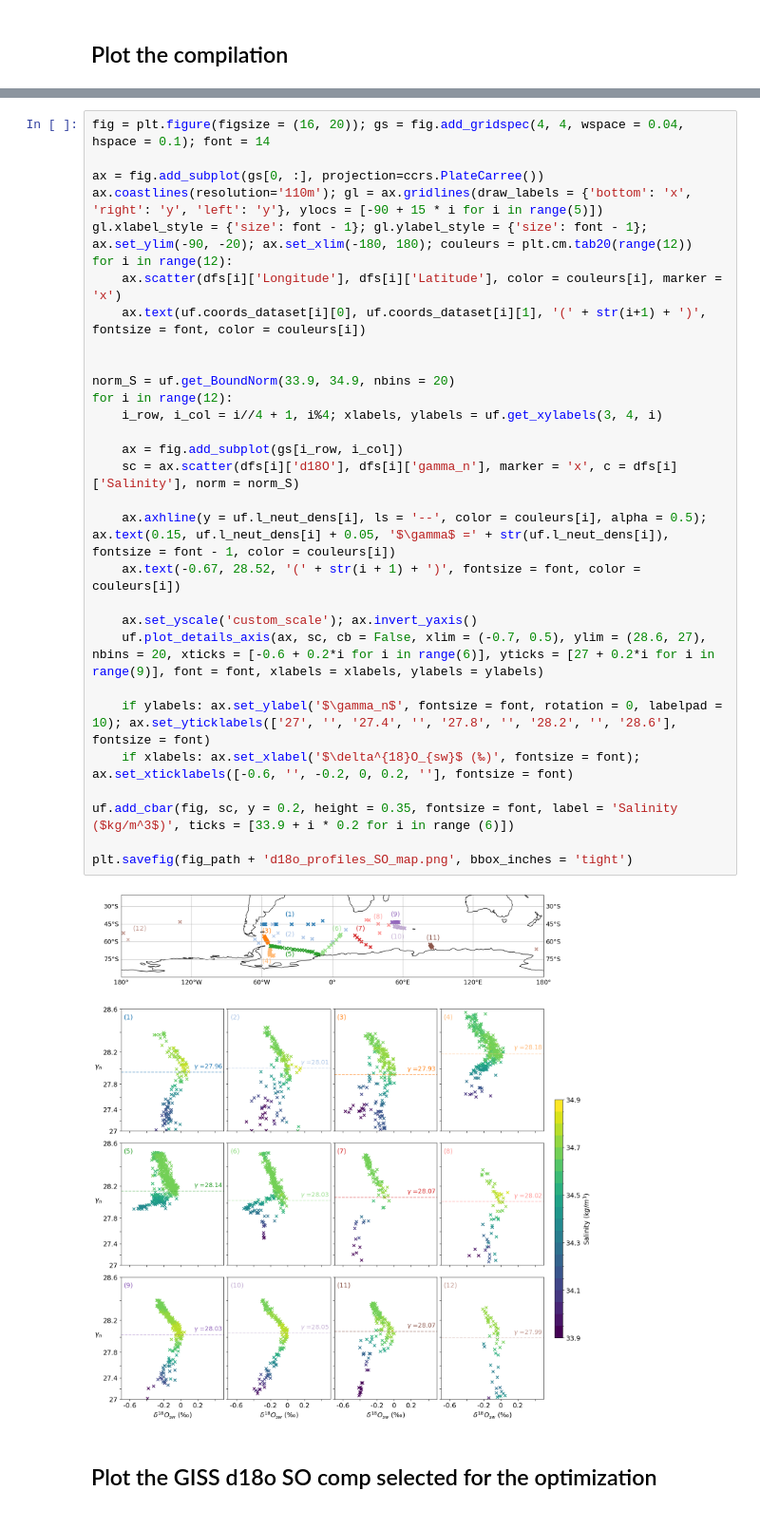
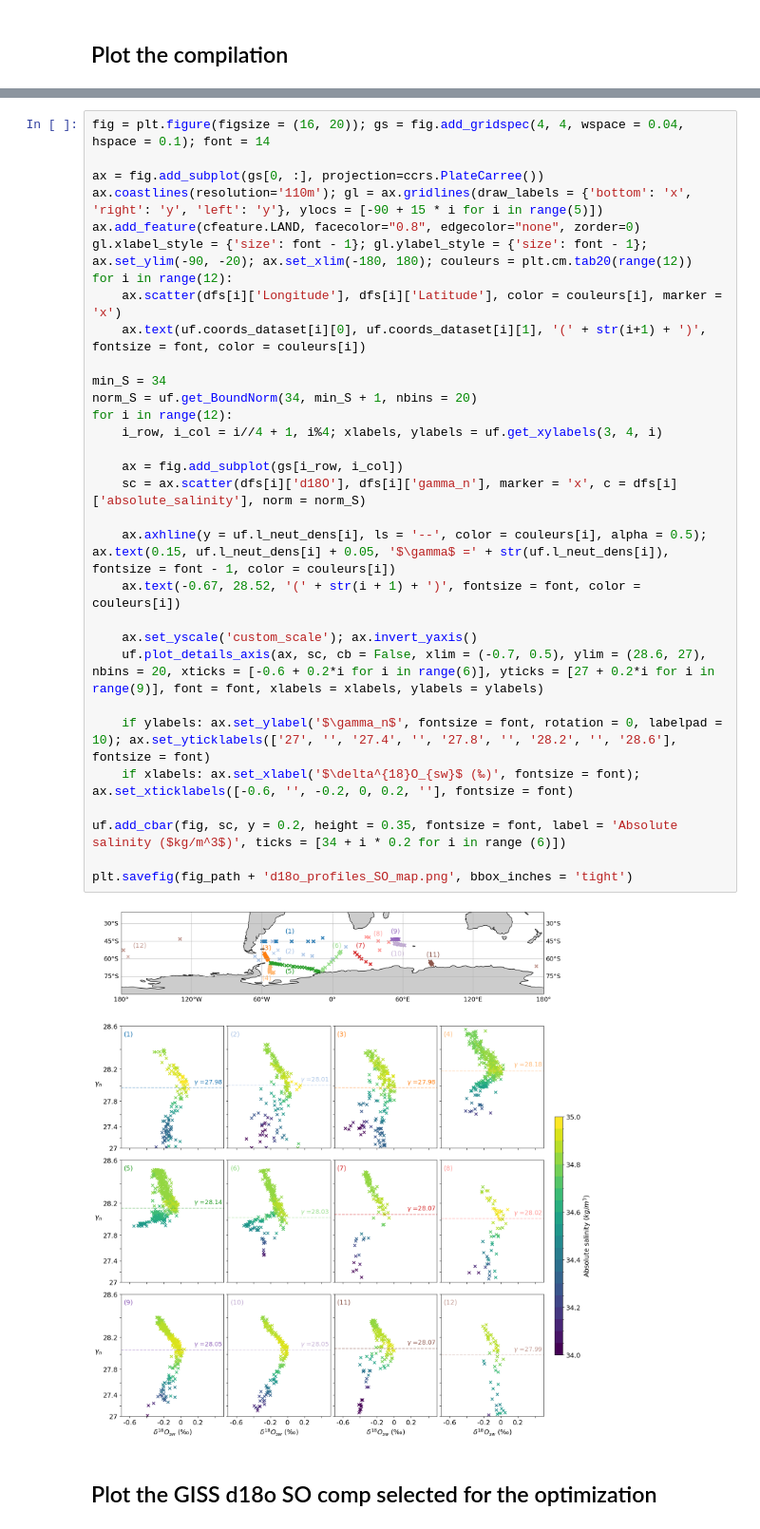
Before and after one commit to brumillet/d18o-southern-ocean, a Jupyter notebook: notebooks/optimization_fractions.ipynb, the cells around one changed output, grey strips where cells are left out. Shown at 95% size. Cells and saved outputs as stored; diff of their text form.

```diff
--- a/notebooks/optimization_fractions.ipynb
+++ b/notebooks/optimization_fractions.ipynb
@@ -73,35 +76,36 @@ import custom_density_scale
 # %%
 fig = plt.figure(figsize = (16, 20)); gs = fig.add_gridspec(4, 4, wspace = 0.04, hspace = 0.1); font = 14
 
 ax = fig.add_subplot(gs[0, :], projection=ccrs.PlateCarree())
 ax.coastlines(resolution='110m'); gl = ax.gridlines(draw_labels = {'bottom': 'x', 'right': 'y', 'left': 'y'}, ylocs = [-90 + 15 * i for i in range(5)])
+ax.add_feature(cfeature.LAND, facecolor="0.8", edgecolor="none", zorder=0)
 gl.xlabel_style = {'size': font - 1}; gl.ylabel_style = {'size': font - 1}; ax.set_ylim(-90, -20); ax.set_xlim(-180, 180); couleurs = plt.cm.tab20(range(12))
 for i in range(12):
     ax.scatter(dfs[i]['Longitude'], dfs[i]['Latitude'], color = couleurs[i], marker = 'x')
     ax.text(uf.coords_dataset[i][0], uf.coords_dataset[i][1], '(' + str(i+1) + ')', fontsize = font, color = couleurs[i])
 
-
-norm_S = uf.get_BoundNorm(33.9, 34.9, nbins = 20)
+min_S = 34
+norm_S = uf.get_BoundNorm(34, min_S + 1, nbins = 20)
 for i in range(12):
     i_row, i_col = i//4 + 1, i%4; xlabels, ylabels = uf.get_xylabels(3, 4, i)
 
     ax = fig.add_subplot(gs[i_row, i_col])
-    sc = ax.scatter(dfs[i]['d18O'], dfs[i]['gamma_n'], marker = 'x', c = dfs[i]['Salinity'], norm = norm_S)
+    sc = ax.scatter(dfs[i]['d18O'], dfs[i]['gamma_n'], marker = 'x', c = dfs[i]['absolute_salinity'], norm = norm_S)
 
     ax.axhline(y = uf.l_neut_dens[i], ls = '--', color = couleurs[i], alpha = 0.5); ax.text(0.15, uf.l_neut_dens[i] + 0.05, '$\gamma$ =' + str(uf.l_neut_dens[i]), fontsize = font - 1, color = couleurs[i])
     ax.text(-0.67, 28.52, '(' + str(i + 1) + ')', fontsize = font, color = couleurs[i])
 
     ax.set_yscale('custom_scale'); ax.invert_yaxis()
     uf.plot_details_axis(ax, sc, cb = False, xlim = (-0.7, 0.5), ylim = (28.6, 27), nbins = 20, xticks = [-0.6 + 0.2*i for i in range(6)], yticks = [27 + 0.2*i for i in range(9)], font = font, xlabels = xlabels, ylabels = ylabels)
 
     if ylabels: ax.set_ylabel('$\gamma_n$', fontsize = font, rotation = 0, labelpad = 10); ax.set_yticklabels(['27', '', '27.4', '', '27.8', '', '28.2', '', '28.6'], fontsize = font)
     if xlabels: ax.set_xlabel('$\delta^{18}O_{sw}$ (‰)', fontsize = font); ax.set_xticklabels([-0.6, '', -0.2, 0, 0.2, ''], fontsize = font)
 
-uf.add_cbar(fig, sc, y = 0.2, height = 0.35, fontsize = font, label = 'Salinity ($kg/m^3$)', ticks = [33.9 + i * 0.2 for i in range (6)])
+uf.add_cbar(fig, sc, y = 0.2, height = 0.35, fontsize = font, label = 'Absolute salinity ($kg/m^3$)', ticks = [34 + i * 0.2 for i in range (6)])
 
 plt.savefig(fig_path + 'd18o_profiles_SO_map.png', bbox_inches = 'tight')
 # %% [output]
-[figure, old version]
+[figure, new version]
 # %% [markdown]
 ## Plot the GISS d18o SO comp selected for the optimization
 # %%
```
Also changed, not shown: parts of 18 cells of this notebook, 20 other files.
